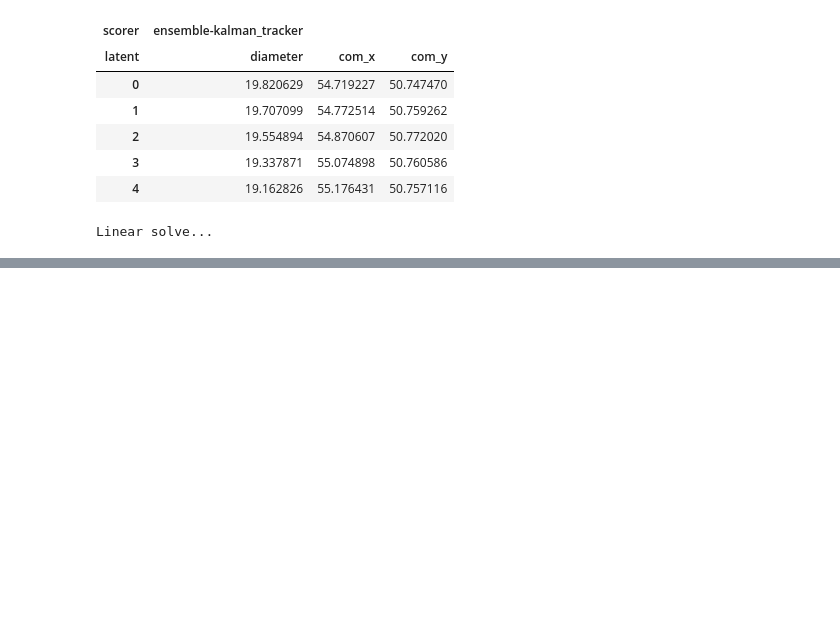
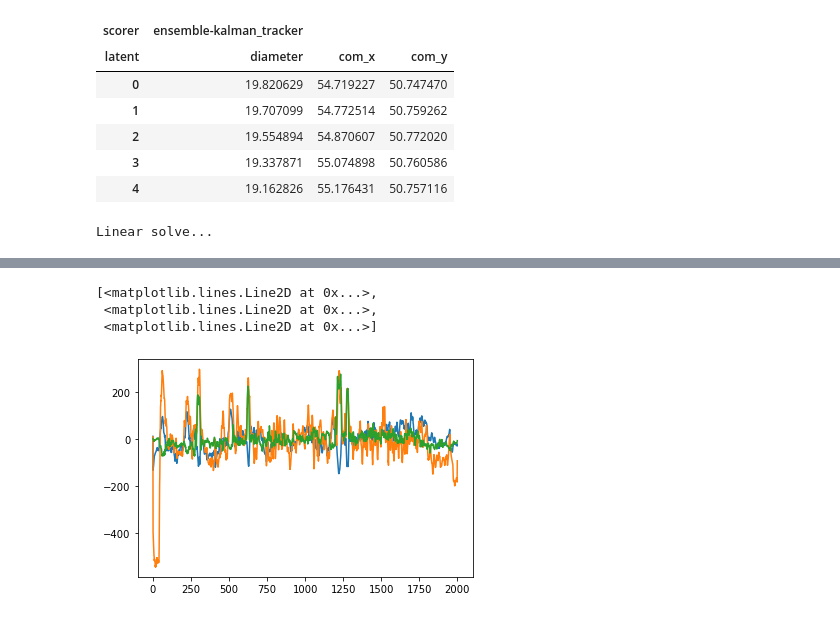
Before and after one commit to erialc-cal/eks, a Jupyter notebook: Kalman via optimisation.ipynb, the cells around one changed output, grey strips where cells are left out. Drawn from its saved outputs; the diff is of its cells as text; code cells hidden in the pictures; blank space fills up the shorter version.

```diff
--- a/Kalman via optimisation.ipynb
+++ b/Kalman via optimisation.ipynb
@@ -239 +287,8 @@ G_o = gradient2(q_norm, y, mu0, S0, A, B, invD, invE)
+# %%
+plt.plot(G_o)
+# %% [output]
+[<matplotlib.lines.Line2D at 0x...>,
+ <matplotlib.lines.Line2D at 0x...>,
+ <matplotlib.lines.Line2D at 0x...>]
+[figure, added]
 # %%
```
Also changed, not shown: parts of 30 cells of this notebook, 2 other files.
